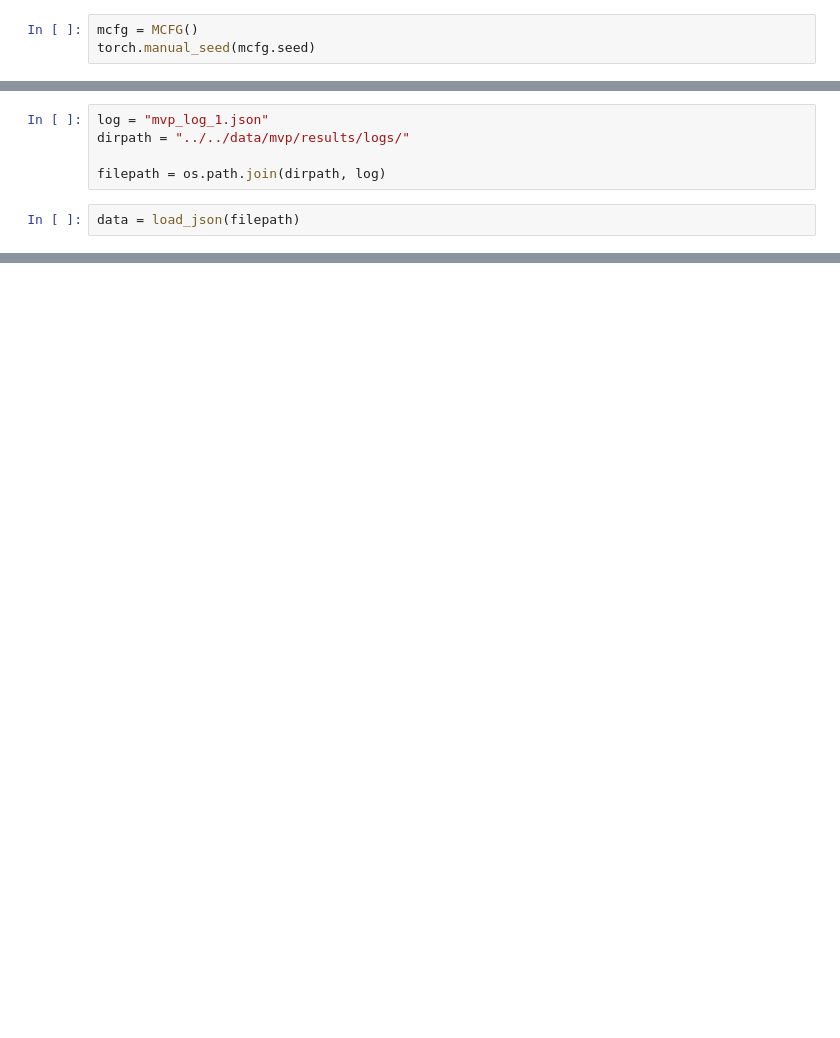
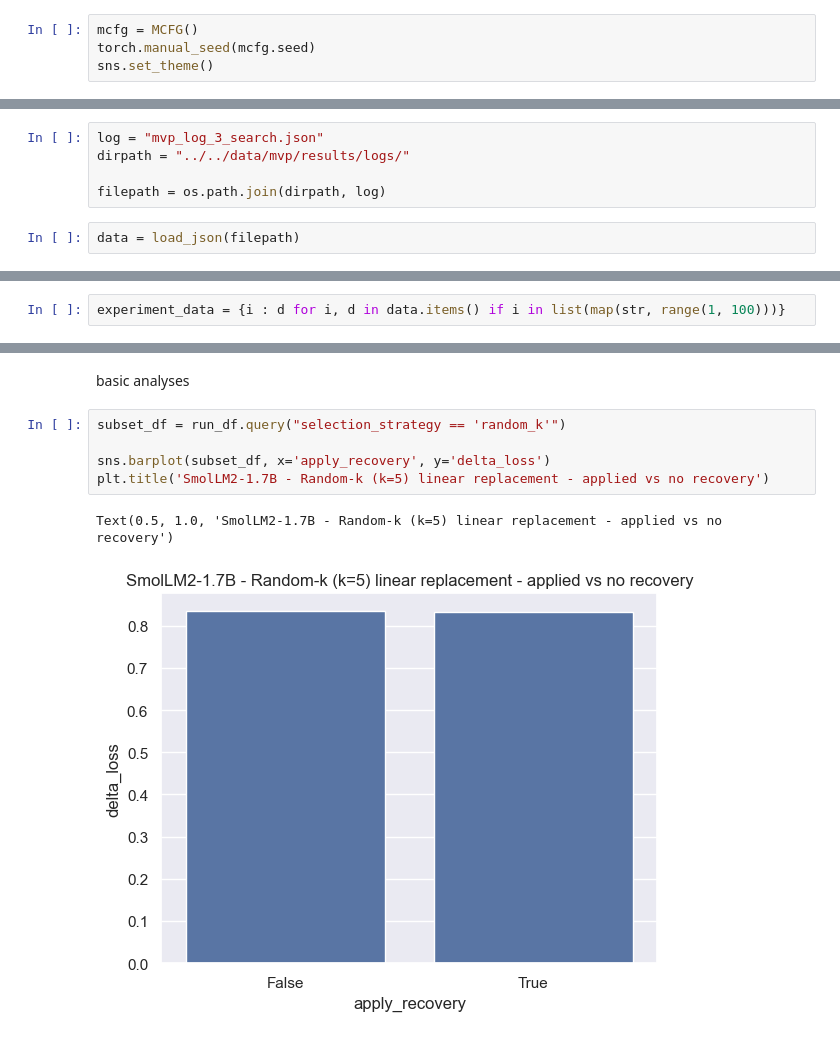
Before and after one commit to Sammuel21/diploma-thesis-block-replacement, a Jupyter notebook: notebooks/mvp/analysis.ipynb, the cells around one changed output, grey strips where cells are left out. Drawn from its saved outputs; the diff is of its cells as text; blank space fills up the shorter version.

```diff
--- a/notebooks/mvp/analysis.ipynb
+++ b/notebooks/mvp/analysis.ipynb
@@ -46,3 +46,4 @@ from configs.intro_config import *
 # %%
 mcfg = MCFG()
 torch.manual_seed(mcfg.seed)
+sns.set_theme()
@@ -70,7 +69,7 @@ def load_json(filepath):
     with open(filepath) as f:
         return json.load(f)
 # %%
-log = "mvp_log_1.json"
+log = "mvp_log_3_search.json"
 dirpath = "../../data/mvp/results/logs/"
 
 filepath = os.path.join(dirpath, log)
@@ -122,0 +86,2 @@ data
+# %%
+experiment_data = {i : d for i, d in data.items() if i in list(map(str, range(1, 100)))}
@@ -122,0 +198,10 @@ data
+# %% [markdown]
+basic analyses
+# %%
+subset_df = run_df.query("selection_strategy == 'random_k'")
+
+sns.barplot(subset_df, x='apply_recovery', y='delta_loss')
+plt.title('SmolLM2-1.7B - Random-k (k=5) linear replacement - applied vs no recovery')
+# %% [output]
+Text(0.5, 1.0, 'SmolLM2-1.7B - Random-k (k=5) linear replacement - applied vs no recovery')
+[figure, added]
```
Also changed, not shown: parts of 18 cells of this notebook, 4 other files.
